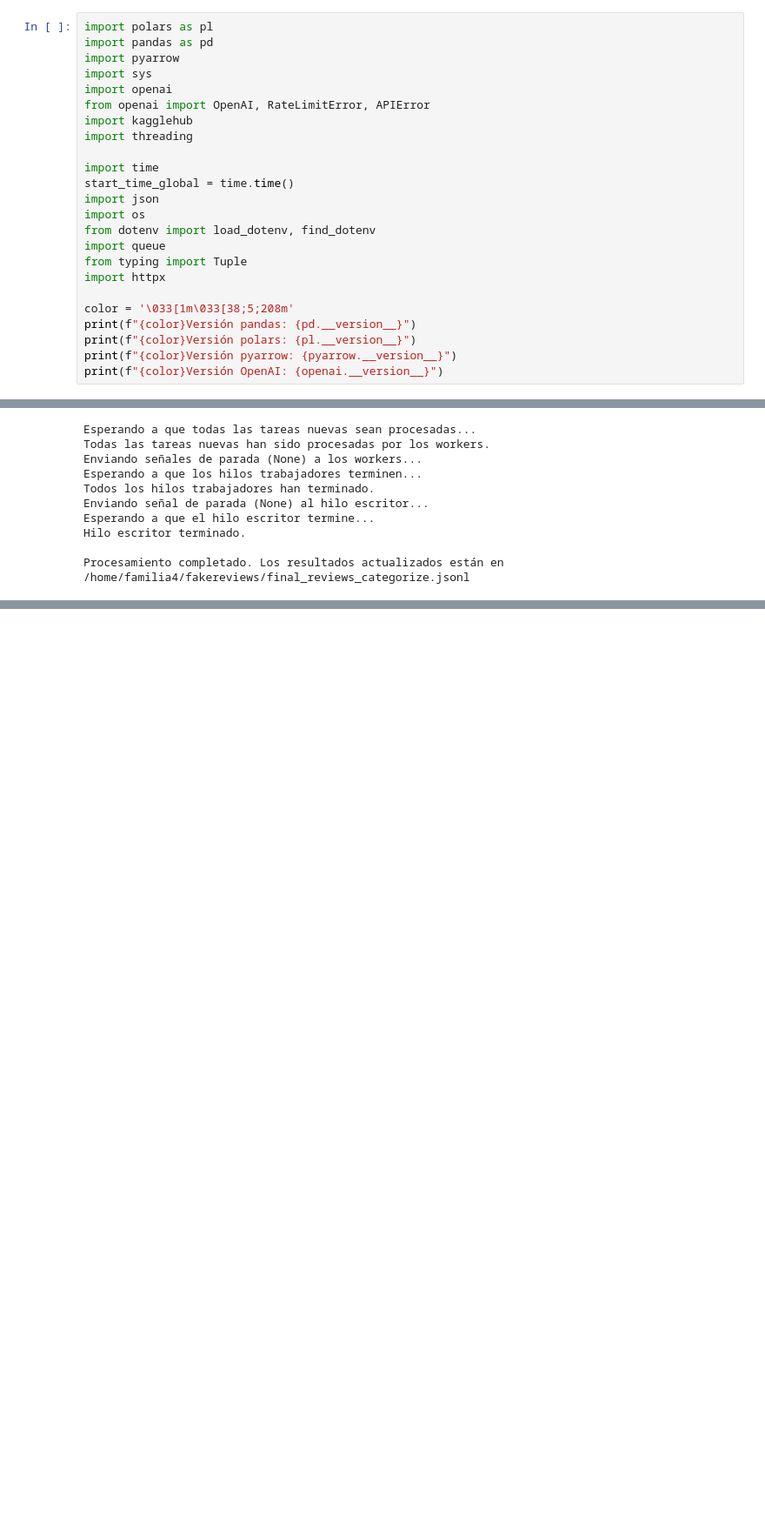
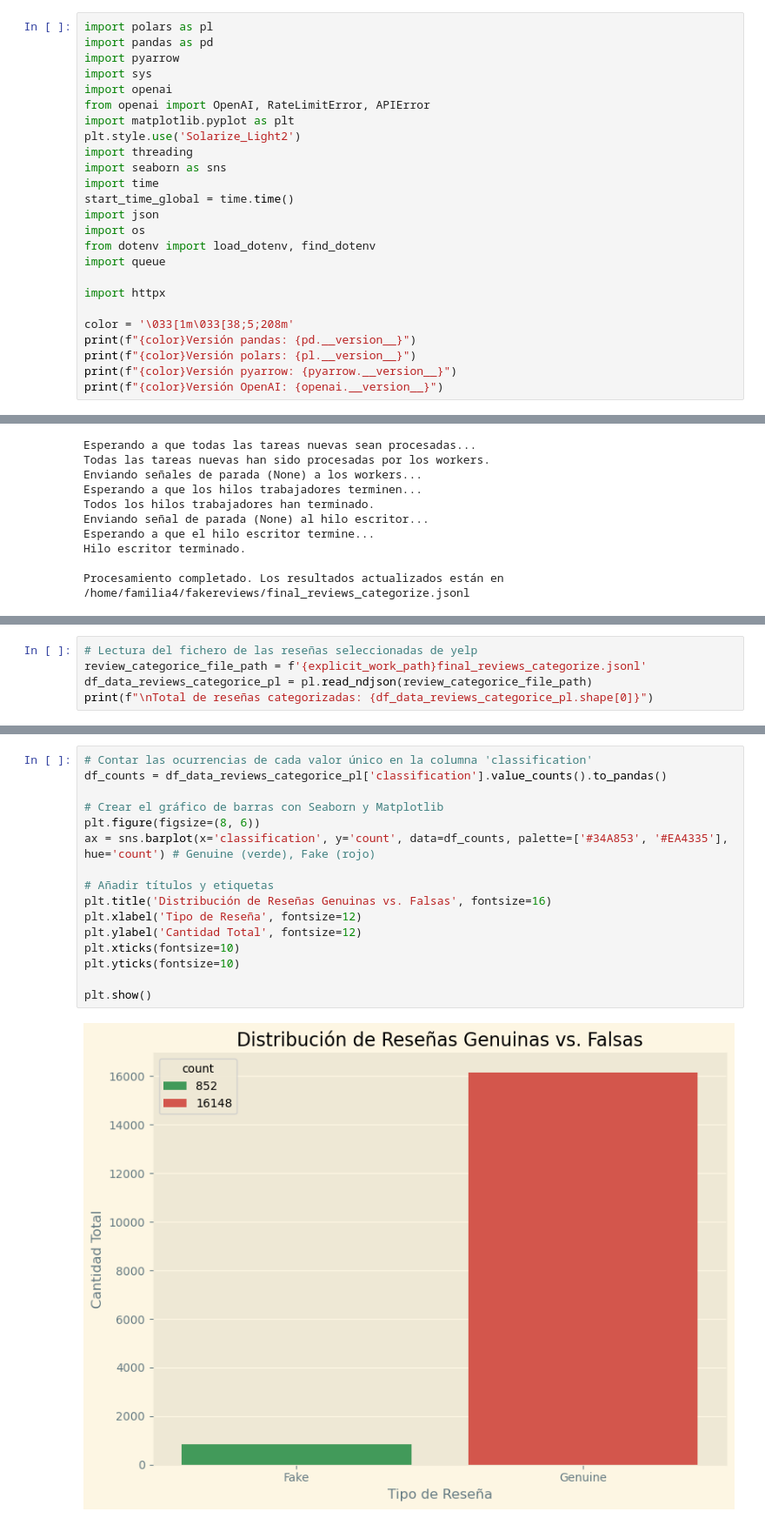
Before and after one commit to ceuratfmg2mai/fakereviews, a Jupyter notebook: 02. categorizar_reviews_deep_seek.ipynb, the cells around one changed output, grey strips where cells are left out. Shown at 87% size. Drawn from its saved outputs; the diff is of its cells as text; blank space fills up the shorter version.

```diff
--- a/02. categorizar_reviews_deep_seek.ipynb
+++ b/02. categorizar_reviews_deep_seek.ipynb
@@ -16,16 +16,17 @@ import pyarrow
 import sys
 import openai
 from openai import OpenAI, RateLimitError, APIError
-import kagglehub
+import matplotlib.pyplot as plt
+plt.style.use('Solarize_Light2')
 import threading
-
+import seaborn as sns
 import time
 start_time_global = time.time()
 import json
 import os
 from dotenv import load_dotenv, find_dotenv
 import queue
-from typing import Tuple
+
 import httpx
 
 color = '\033[1m\033[38;5;208m'
@@ -669,0 +674,5 @@ Procesamiento completado. Los resultados actualizados están en /home/familia4/f
+# %%
+# Lectura del fichero de las reseñas seleccionadas de yelp
+review_categorice_file_path = f'{explicit_work_path}final_reviews_categorize.jsonl'
+df_data_reviews_categorice_pl = pl.read_ndjson(review_categorice_file_path)
+print(f"\nTotal de reseñas categorizadas: {df_data_reviews_categorice_pl.shape[0]}")
@@ -669,0 +681,18 @@ Procesamiento completado. Los resultados actualizados están en /home/familia4/f
+# %%
+# Contar las ocurrencias de cada valor único en la columna 'classification'
+df_counts = df_data_reviews_categorice_pl['classification'].value_counts().to_pandas()
+
+# Crear el gráfico de barras con Seaborn y Matplotlib
+plt.figure(figsize=(8, 6))
+ax = sns.barplot(x='classification', y='count', data=df_counts, palette=['#34A853', '#EA4335'], hue='count') # Genuine (verde), Fake (rojo)
+
+# Añadir títulos y etiquetas
+plt.title('Distribución de Reseñas Genuinas vs. Falsas', fontsize=16)
+plt.xlabel('Tipo de Reseña', fontsize=12)
+plt.ylabel('Cantidad Total', fontsize=12)
+plt.xticks(fontsize=10)
+plt.yticks(fontsize=10)
+
+plt.show()
+# %% [output]
+[figure, added]
```
Also changed, not shown: parts of 3 cells of this notebook, 7 other files.
